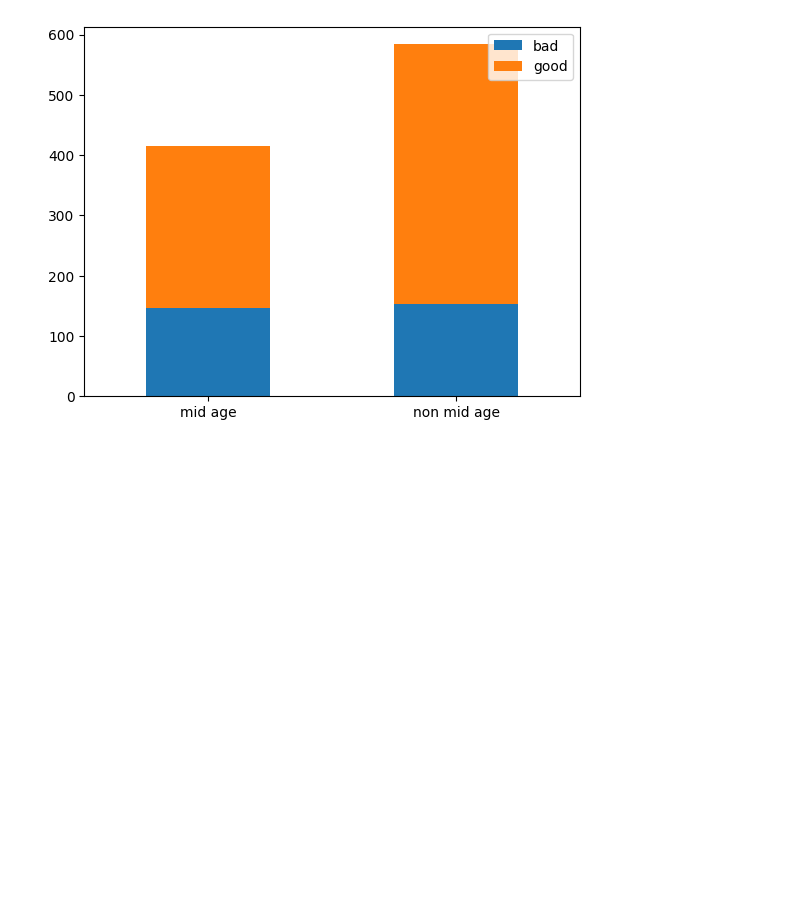
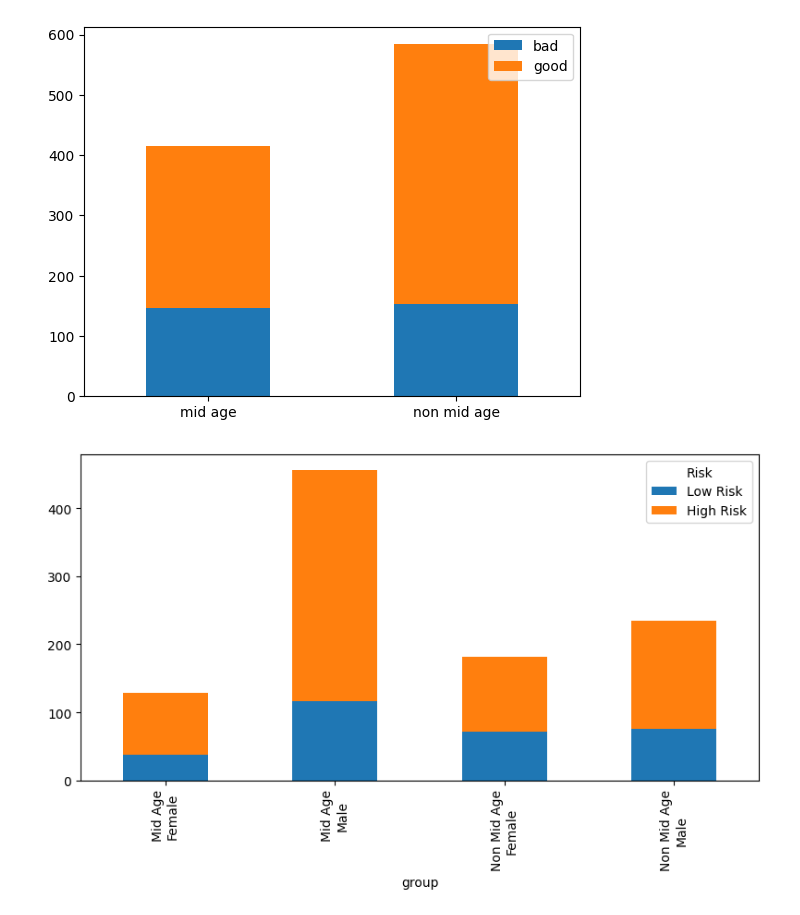
Before and after one commit to limafernando/falsb4mpa, a Jupyter notebook: falsb4mpa/dataset/german/german_viz.ipynb, the cells around one changed output. Drawn from its saved outputs; the diff is of its cells as text; code cells hidden in the pictures; blank space fills up the shorter version.

```diff
--- a/falsb4mpa/dataset/german/german_viz.ipynb
+++ b/falsb4mpa/dataset/german/german_viz.ipynb
@@ -209,3 +209,40 @@ plt.xticks(rotation=0)
 plt.show()
 # %% [output]
 [figure]
+# %%
+data['group'] = (
+    data['Age'].map({
+        0: 'Non Mid Age',
+        1: 'Mid Age'
+    }) + '\n' +
+    data['Sex'].map({
+        0: 'Male',
+        1: 'Female'
+    })
+)
+
+# Count risk values within each subgroup
+risk_dist = (
+    data.groupby(['group', 'Risk'])
+      .size()
+      .unstack(fill_value=0)
+)
+
+# Convert counts to proportions (optional)
+risk_dist = risk_dist.reindex(columns=[0, 1], fill_value=0)
+
+# Plot
+fig, ax = plt.subplots(figsize=(8, 5))
+
+risk_dist.plot(
+    kind='bar',
+    stacked=True,
+    ax=ax
+)
+
+ax.legend(title='Risk', labels=['Low Risk', 'High Risk'])
+
+plt.tight_layout()
+plt.show()
+# %% [output]
+[figure, added]
```
Also changed, not shown: parts of 1 cell of this notebook, 3 other files.
